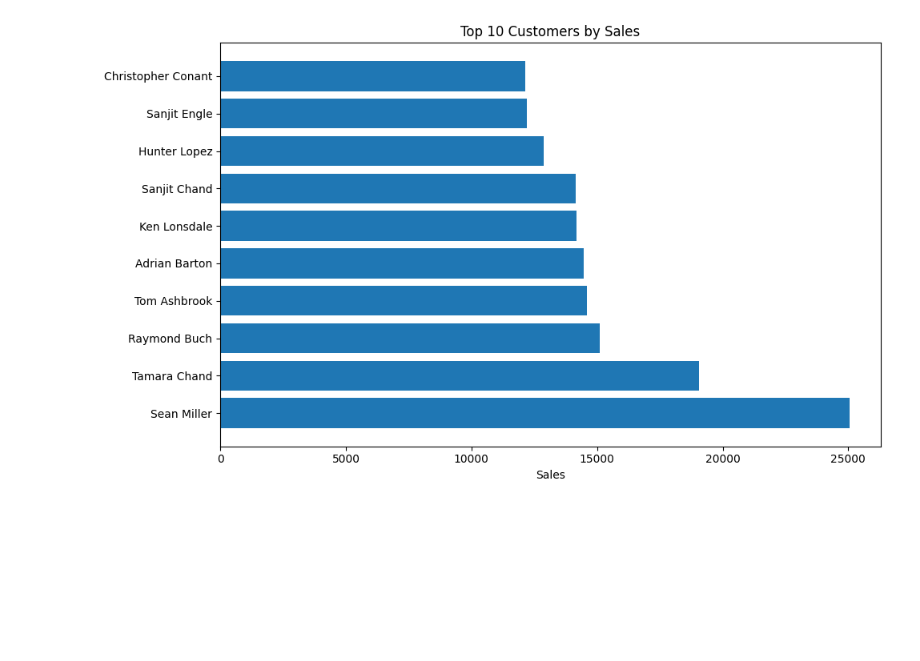
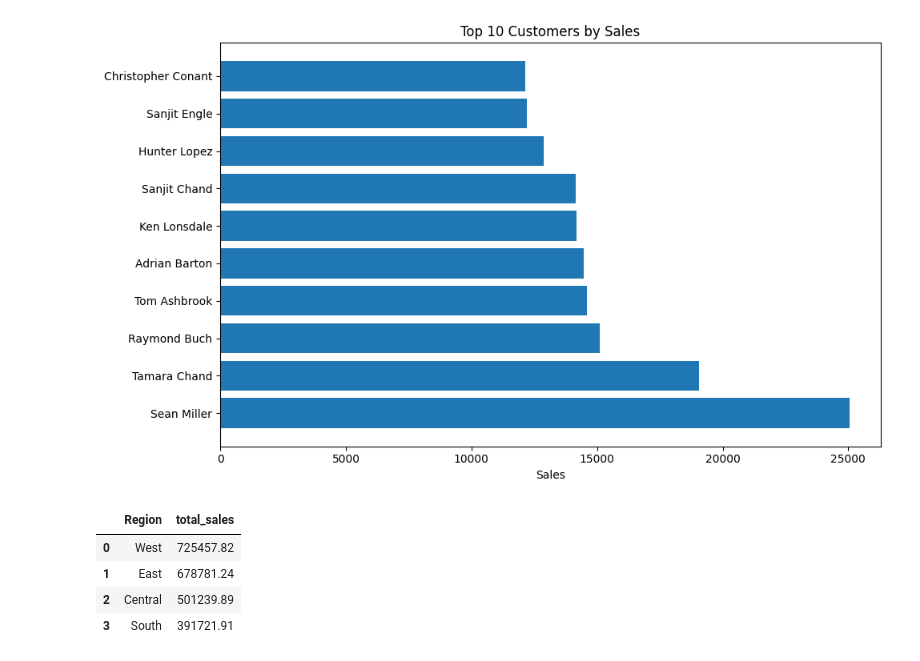
Before and after one commit to StojkoskiT/data-science-portfolio, a Jupyter notebook: projects/sales_sql_analysis/notebooks/sales_analysis.ipynb, the cells around one changed output. Drawn from its saved outputs; the diff is of its cells as text; code cells hidden in the pictures; blank space fills up the shorter version.

```diff
--- a/projects/sales_sql_analysis/notebooks/sales_analysis.ipynb
+++ b/projects/sales_sql_analysis/notebooks/sales_analysis.ipynb
@@ -132,3 +132,19 @@ plt.tight_layout()
 plt.show()
 # %% [output]
 [figure]
+# %%
+query = """
+SELECT Region, ROUND(SUM(Sales), 2) AS total_sales
+FROM sales
+GROUP BY Region
+ORDER BY total_sales DESC
+"""
+
+region_sales = pd.read_sql_query(query, conn)
+region_sales
+# %% [output]
+|  | Region | total_sales |
+| 0 | West | 725457.82 |
+| 1 | East | 678781.24 |
+| 2 | Central | 501239.89 |
+| 3 | South | 391721.91 |
```
Also changed, not shown: parts of 1 cell of this notebook.
